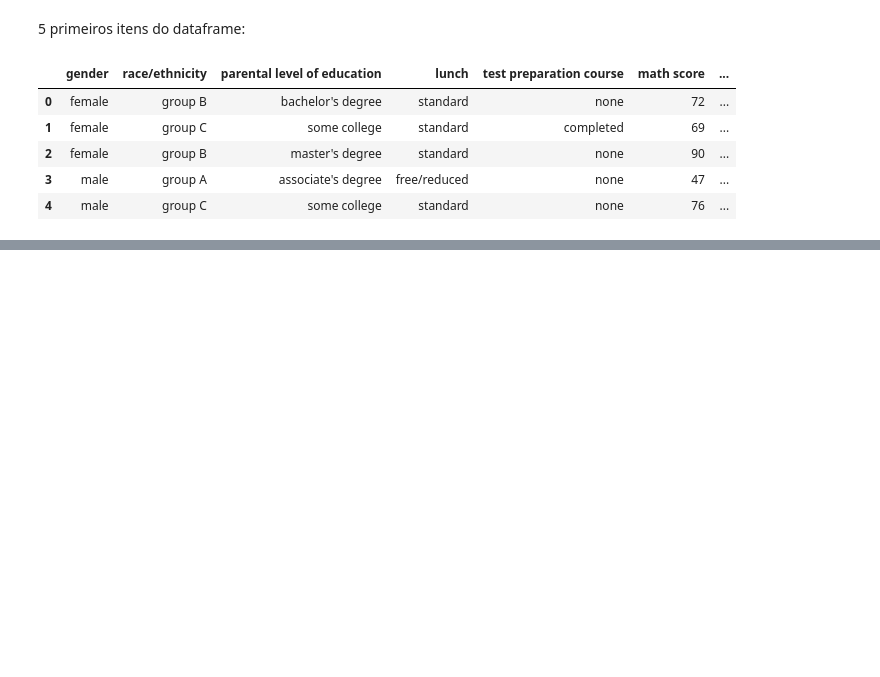
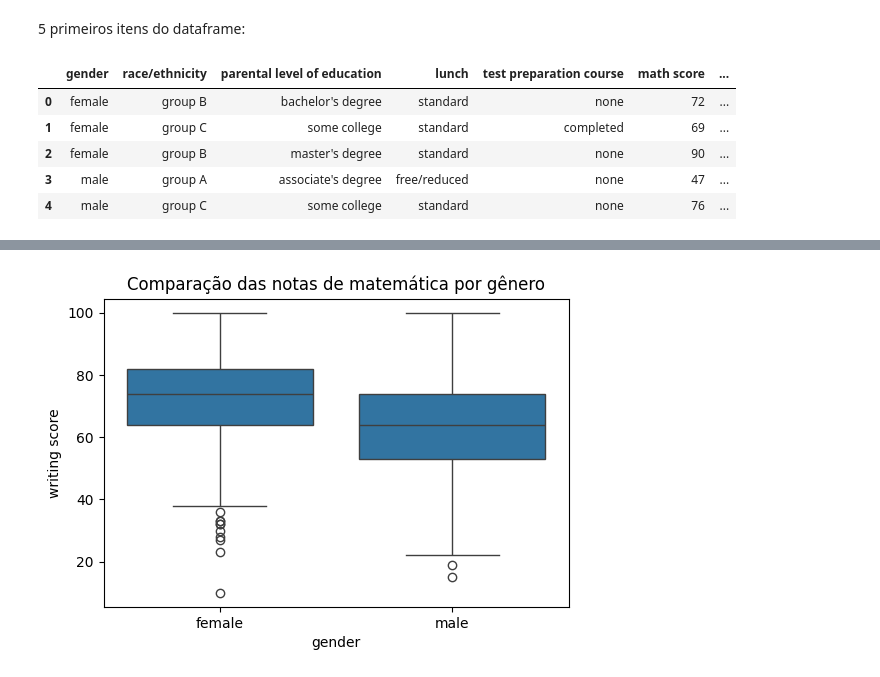
Before and after one commit to seocodes/data-science-basics, a Jupyter notebook: DataScience_SI.ipynb, the cells around one changed output, grey strips where cells are left out. Saved outputs shown, nothing was run; the diff lists cells and outputs as text; code cells hidden in the pictures; blank space fills up the shorter version.

```diff
--- a/DataScience_SI.ipynb
+++ b/DataScience_SI.ipynb
@@ -23,0 +144,7 @@ df.head()
+# %%
+plt.figure(figsize=(6,4))
+sns.boxplot(x='gender', y='writing score', data=df)
+plt.title("Comparação das notas de matemática por gênero")
+plt.show()
+# %% [output]
+[figure, added]
```
Also changed, not shown: parts of 17 cells of this notebook.
